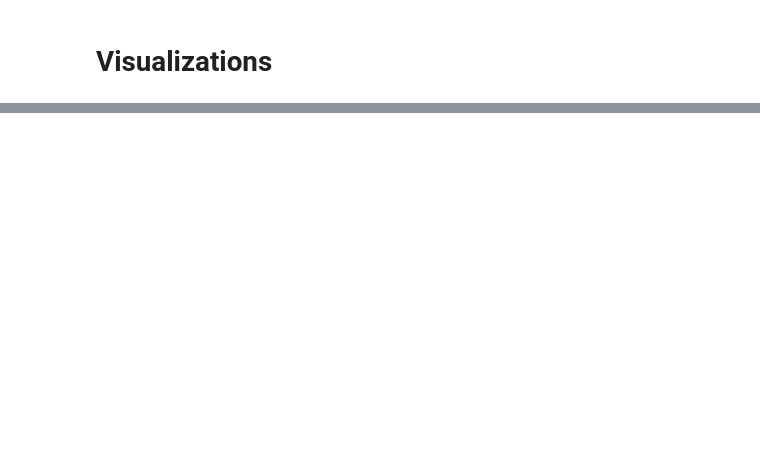
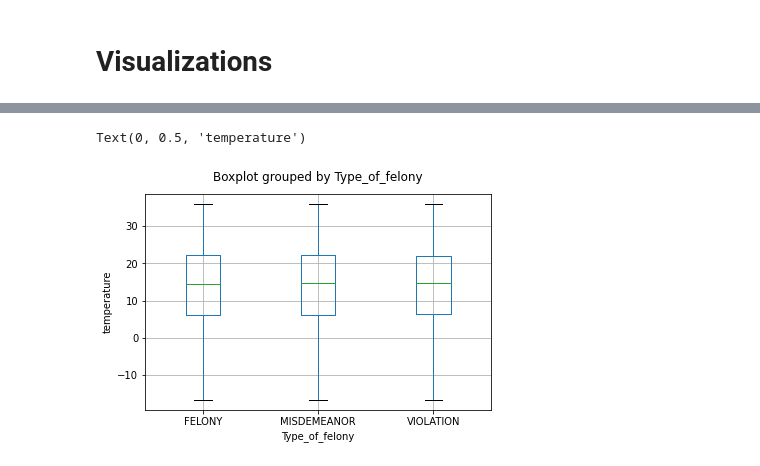
Before and after one commit to MAbdulfattah/Data-Wrangling, a Jupyter notebook: Magic.ipynb, the cells around one changed output, grey strips where cells are left out. Saved outputs shown, nothing was run; the diff lists cells and outputs as text; code cells hidden in the pictures; blank space fills up the shorter version.

```diff
--- a/Magic.ipynb
+++ b/Magic.ipynb
@@ -170,0 +70,7 @@ df[df['Global_desc'].isin(df.groupby('Global_desc').size().sort_values(ascending
+# %%
+df.boxplot(column=['temp',], by='Type_of_felony')#, figsize=(100, 50))
+plt.title('')
+plt.ylabel('temperature')
+# %% [output]
+Text(0, 0.5, 'temperature')
+[figure, added]
```
Also changed, not shown: parts of 40 cells of this notebook.
